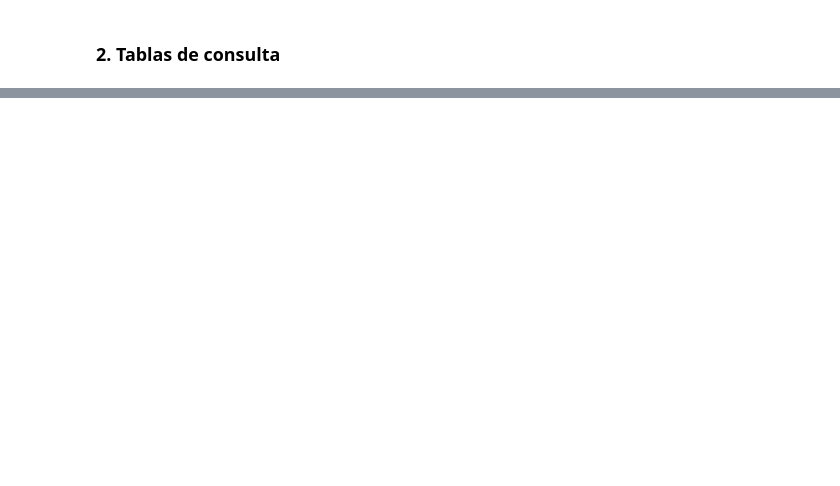
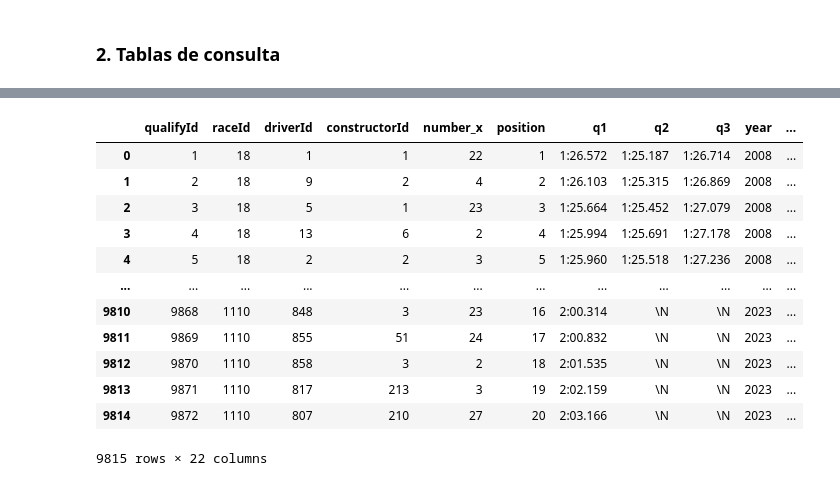
Before and after one commit to HorusOak/HorusOak, a Jupyter notebook: formula-1-eda.ipynb, the cells around one changed output, grey strips where cells are left out. Drawn from its saved outputs; the diff is of its cells as text; code cells hidden in the pictures; blank space fills up the shorter version.

```diff
--- a/formula-1-eda.ipynb
+++ b/formula-1-eda.ipynb
@@ -156,3 +231,5 @@ memory usage: 60.4+ KB
+# %%
+df_drivers.drop(columns = 'url', inplace = True)
 # %% [markdown]
 ### 1.7 Tiempos de vuelta
 # %%
@@ -319,0 +598,2 @@ memory usage: 2.3+ KB
+# %%
+df_corr_qly_race = df_qualy.merge(df_races, on = 'raceId', how = 'left', validate = 'm:1')
@@ -319,0 +620,16 @@ memory usage: 2.3+ KB
+# %%
+df_corr_qly_race.merge(df_drivers, on = 'driverId', how = 'left', validate = 'm:1')
+# %% [output]
+|  | qualifyId | raceId | driverId | constructorId | number_x | position | q1 | q2 | q3 | year | ... |
+| 0 | 1 | 18 | 1 | 1 | 22 | 1 | 1:26.572 | 1:25.187 | 1:26.714 | 2008 | ... |
+| 1 | 2 | 18 | 9 | 2 | 4 | 2 | 1:26.103 | 1:25.315 | 1:26.869 | 2008 | ... |
+| 2 | 3 | 18 | 5 | 1 | 23 | 3 | 1:25.664 | 1:25.452 | 1:27.079 | 2008 | ... |
+| 3 | 4 | 18 | 13 | 6 | 2 | 4 | 1:25.994 | 1:25.691 | 1:27.178 | 2008 | ... |
+| 4 | 5 | 18 | 2 | 2 | 3 | 5 | 1:25.960 | 1:25.518 | 1:27.236 | 2008 | ... |
+| ... | ... | ... | ... | ... | ... | ... | ... | ... | ... | ... | ... |
+| 9810 | 9868 | 1110 | 848 | 3 | 23 | 16 | 2:00.314 | \N | \N | 2023 | ... |
+| 9811 | 9869 | 1110 | 855 | 51 | 24 | 17 | 2:00.832 | \N | \N | 2023 | ... |
+| 9812 | 9870 | 1110 | 858 | 3 | 2 | 18 | 2:01.535 | \N | \N | 2023 | ... |
+| 9813 | 9871 | 1110 | 817 | 213 | 3 | 19 | 2:02.159 | \N | \N | 2023 | ... |
+| 9814 | 9872 | 1110 | 807 | 210 | 27 | 20 | 2:03.166 | \N | \N | 2023 | ... |
+9815 rows × 22 columns
```
Also changed, not shown: parts of 57 cells of this notebook.
